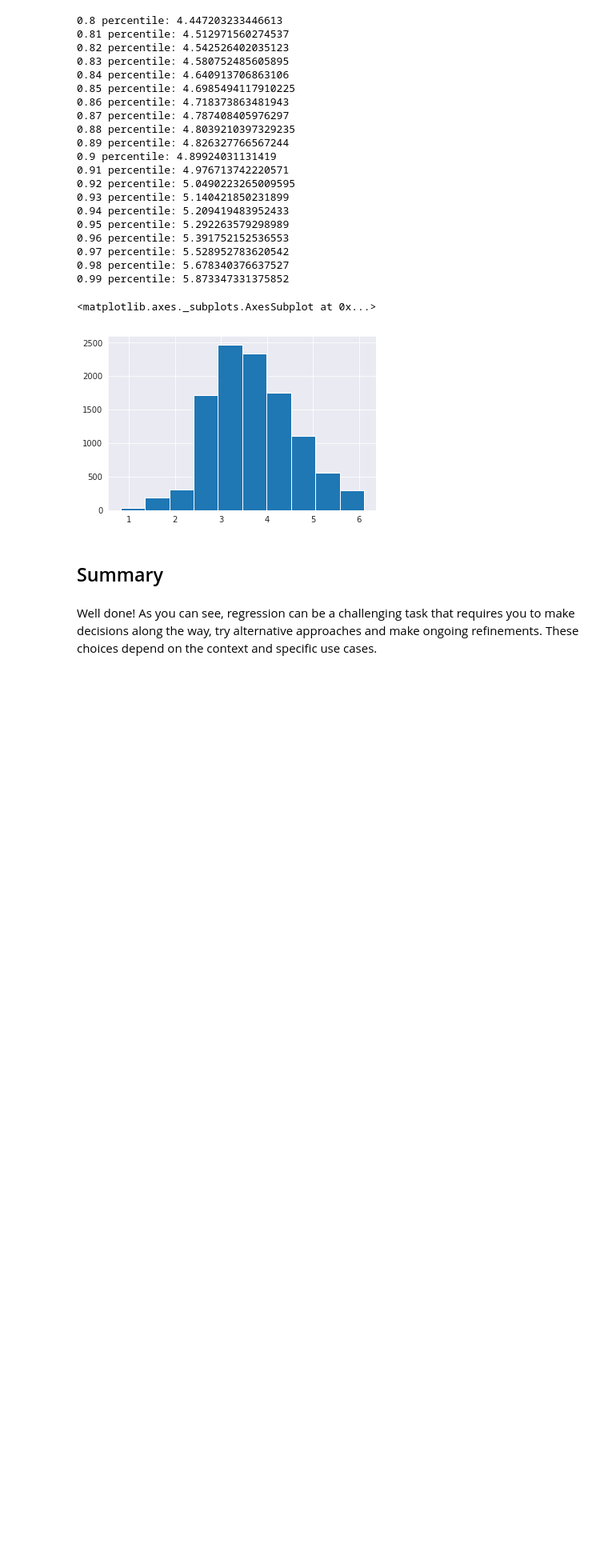
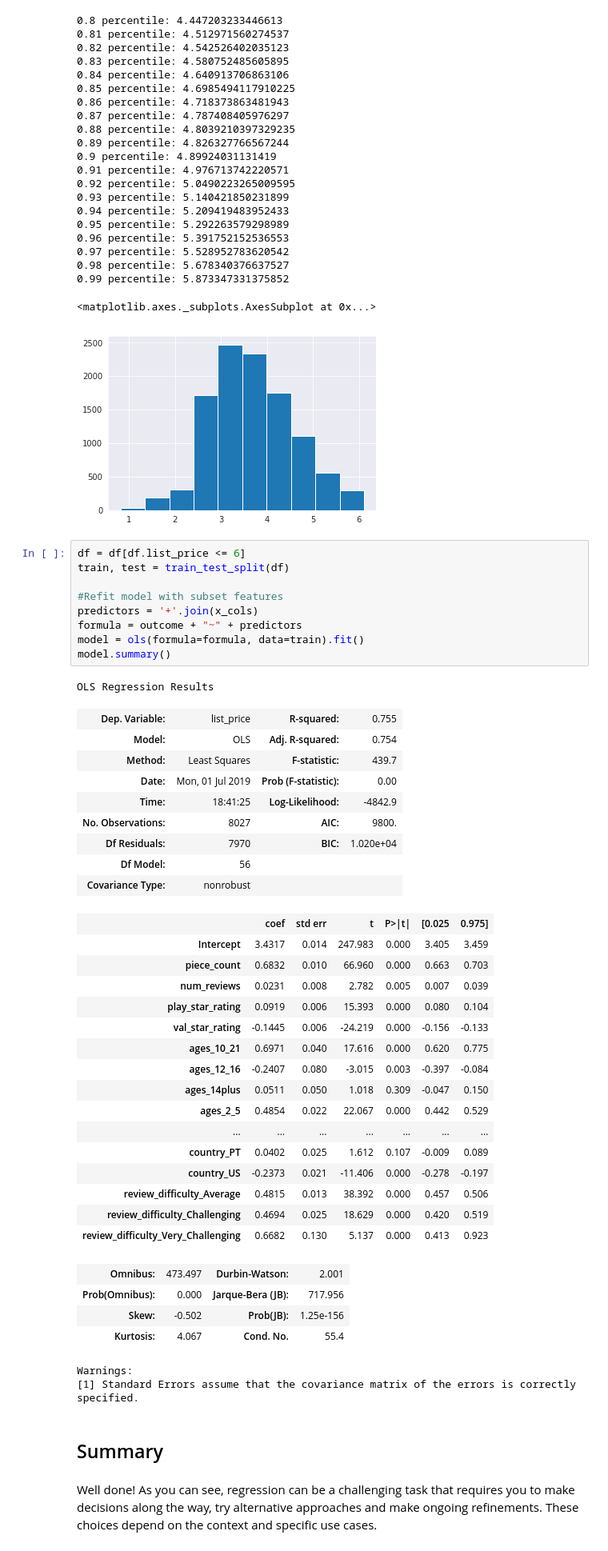
Before and after one commit to zaborowm/dsc-modeling-your-data-lab-nyc-ds-career-042219, a Jupyter notebook: index.ipynb, the cells around one changed output. Shown at 80% size. Saved outputs shown, nothing was run; the diff lists cells and outputs as text; blank space fills up the shorter version.

```diff
--- a/index.ipynb
+++ b/index.ipynb
@@ -493,6 +493,48 @@ df.list_price.hist()
 0.99 percentile: 5.873347331375852
 <matplotlib.axes._subplots.AxesSubplot at 0x...>
 [figure]
+# %%
+df = df[df.list_price <= 6]
+train, test = train_test_split(df)
+
+#Refit model with subset features
+predictors = '+'.join(x_cols)
+formula = outcome + "~" + predictors
+model = ols(formula=formula, data=train).fit()
+model.summary()
+# %% [output]
+OLS Regression Results
+| Dep. Variable: | list_price | R-squared: | 0.755 |
+| Model: | OLS | Adj. R-squared: | 0.754 |
+| Method: | Least Squares | F-statistic: | 439.7 |
+| Date: | Mon, 01 Jul 2019 | Prob (F-statistic): | 0.00 |
+| Time: | 18:41:25 | Log-Likelihood: | -4842.9 |
+| No. Observations: | 8027 | AIC: | 9800. |
+| Df Residuals: | 7970 | BIC: | 1.020e+04 |
+| Df Model: | 56 |  |  |
+| Covariance Type: | nonrobust |  |  |
+|  | coef | std err | t | P>|t| | [0.025 | 0.975] |
+| Intercept | 3.4317 | 0.014 | 247.983 | 0.000 | 3.405 | 3.459 |
+| piece_count | 0.6832 | 0.010 | 66.960 | 0.000 | 0.663 | 0.703 |
+| num_reviews | 0.0231 | 0.008 | 2.782 | 0.005 | 0.007 | 0.039 |
+| play_star_rating | 0.0919 | 0.006 | 15.393 | 0.000 | 0.080 | 0.104 |
+| val_star_rating | -0.1445 | 0.006 | -24.219 | 0.000 | -0.156 | -0.133 |
+| ages_10_21 | 0.6971 | 0.040 | 17.616 | 0.000 | 0.620 | 0.775 |
+| ages_12_16 | -0.2407 | 0.080 | -3.015 | 0.003 | -0.397 | -0.084 |
+| ages_14plus | 0.0511 | 0.050 | 1.018 | 0.309 | -0.047 | 0.150 |
+| ages_2_5 | 0.4854 | 0.022 | 22.067 | 0.000 | 0.442 | 0.529 |
+| ... | ... | ... | ... | ... | ... | ... |
+| country_PT | 0.0402 | 0.025 | 1.612 | 0.107 | -0.009 | 0.089 |
+| country_US | -0.2373 | 0.021 | -11.406 | 0.000 | -0.278 | -0.197 |
+| review_difficulty_Average | 0.4815 | 0.013 | 38.392 | 0.000 | 0.457 | 0.506 |
+| review_difficulty_Challenging | 0.4694 | 0.025 | 18.629 | 0.000 | 0.420 | 0.519 |
+| review_difficulty_Very_Challenging | 0.6682 | 0.130 | 5.137 | 0.000 | 0.413 | 0.923 |
+| Omnibus: | 473.497 | Durbin-Watson: | 2.001 |
+| Prob(Omnibus): | 0.000 | Jarque-Bera (JB): | 717.956 |
+| Skew: | -0.502 | Prob(JB): | 1.25e-156 |
+| Kurtosis: | 4.067 | Cond. No. | 55.4 |
+Warnings:
+[1] Standard Errors assume that the covariance matrix of the errors is correctly specified.
 # %% [markdown]
 ## Summary
 # %% [markdown]
```
